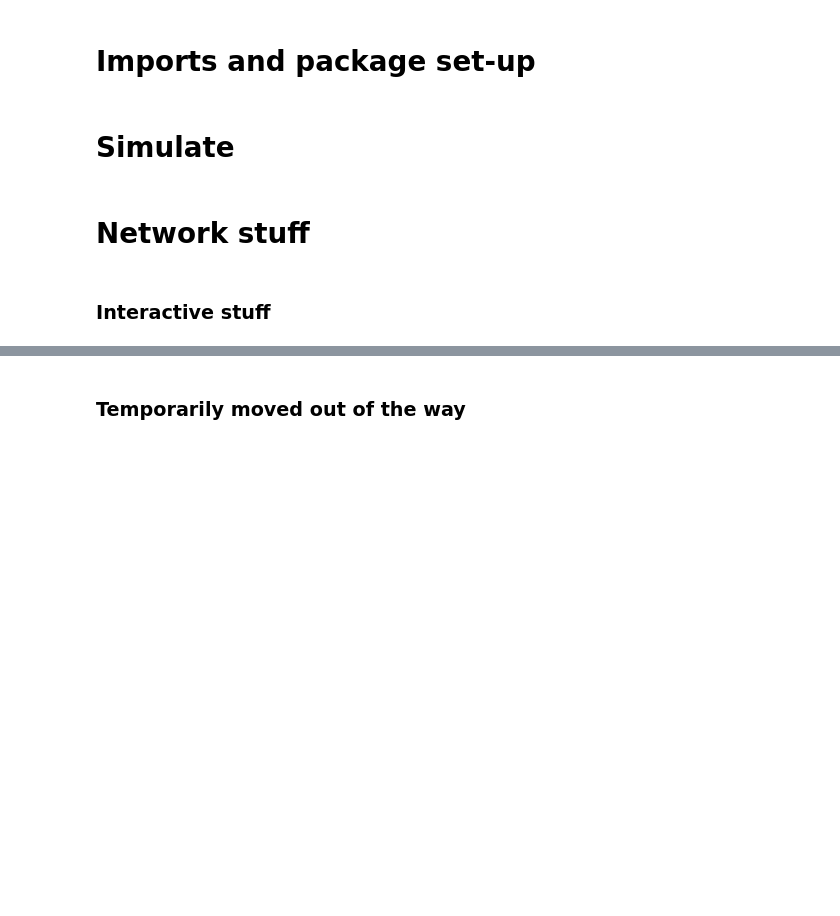
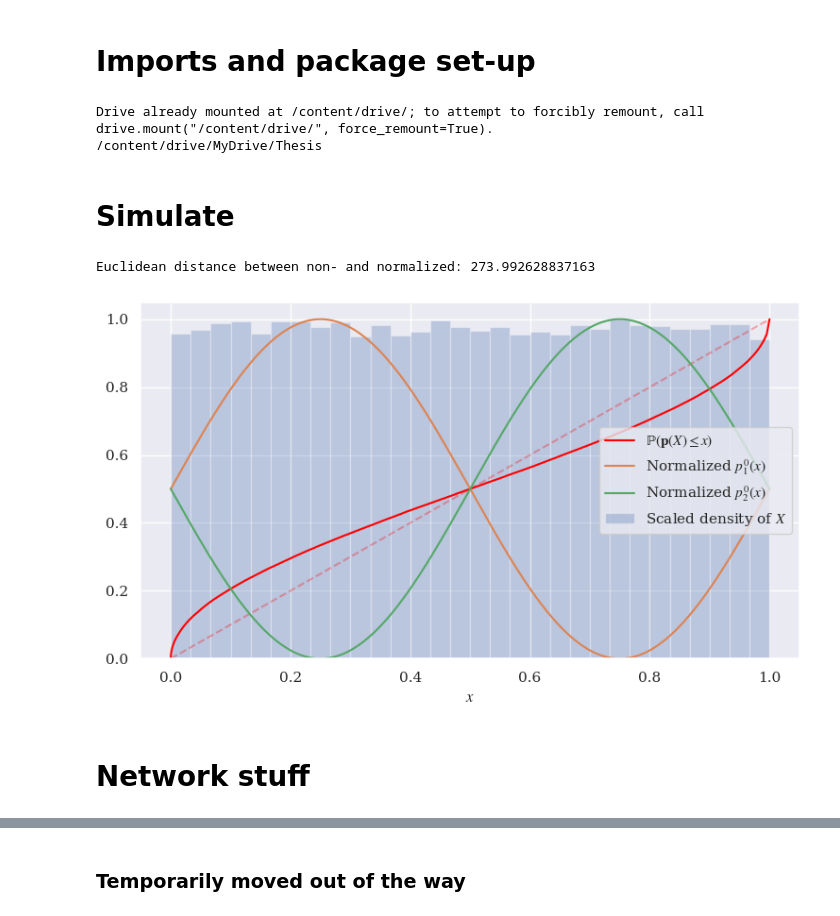
Before and after one commit to bramotten/Testing-NN-Classification-Theory, a Jupyter notebook: Everything.ipynb, the cells around one changed output, grey strips where cells are left out. Drawn from its saved outputs; the diff is of its cells as text; code cells hidden in the pictures; blank space fills up the shorter version.

```diff
--- a/Everything.ipynb
+++ b/Everything.ipynb
@@ -1,23 +1,27 @@
 # %% [markdown]
 # Imports and package set-up
 # %%
-import matplotlib.font_manager
+COLAB = 'google.colab' in str(get_ipython())
+if COLAB:
+    from google.colab import drive
+    drive.mount('/content/drive/',)
+    %cd /content/drive/MyDrive/Thesis/
+
+import os
+import pickle
+
 import matplotlib.pyplot as plt
 import numpy as np
 import pandas as pd
 import scipy.stats as ss
 import seaborn as sns
+import tensorflow as tf
 
-import tensorflow as tf
-from tensorflow.keras import optimizers, regularizers, losses
+from hyperopt import fmin, tpe, hp, Trials
+from tensorflow.keras import optimizers, regularizers
 from tensorflow.keras.layers import Dense, Dropout
 
-from hyperopt import fmin, tpe, hp, Trials
-import pickle
-
-import os
 os.environ['TF_CPP_MIN_LOG_LEVEL'] = '2'  # should shut TF up a bit
-
 sns.set()
 np.set_printoptions(threshold=256)
 rc = {
@@ -25,16 +29,14 @@ rc = {
     "mathtext.fontset": "stix",
     "figure.dpi": 100,
     "figure.figsize": [9, 5],
-    "font.serif": ["Charter"] + plt.rcParams["font.serif"]
+    "font.serif": ["Charter"] + plt.rcParams["font.serif"],
+    # 'text.usetex': True,
+    # 'text.latex.preamble': [r'\usepackage{amsmath}']
 }
 plt.rcParams.update(rc)
-
-# My personal path
-COLAB = 'google.colab' in str(get_ipython())
-if COLAB:
-    from google.colab import drive
-    drive.mount('/content/drive/',)
-    %cd /content/drive/MyDrive/Thesis/
+# %% [output]
+Drive already mounted at /content/drive/; to attempt to forcibly remount, call drive.mount("/content/drive/", force_remount=True).
+/content/drive/MyDrive/Thesis
 # %% [markdown]
 # Simulate
 # %%
@@ -127,2 +192,9 @@ class SimulateData(object):
+# %%
+situation = "sin(2*pi*x)+1"
+test = SimulateData(situation, 10**5)
+test.visualize()
+# %% [output]
+Euclidean distance between non- and normalized: 273.992628837163
+[figure, added]
 # %% [markdown]
 # Network stuff
@@ -251,2 +326,0 @@ def initialize_model(train, hidden_widths=[16, 16, 16, 16], drop=.1, l1=.0005):
-# %% [markdown]
-### Interactive stuff
```
Also changed, not shown: parts of 13 cells of this notebook, 11 other files.
